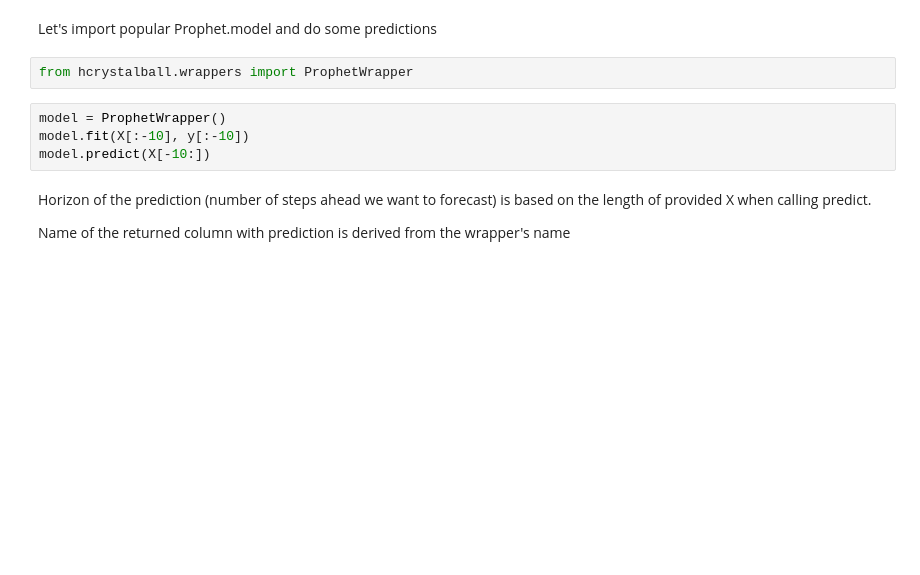
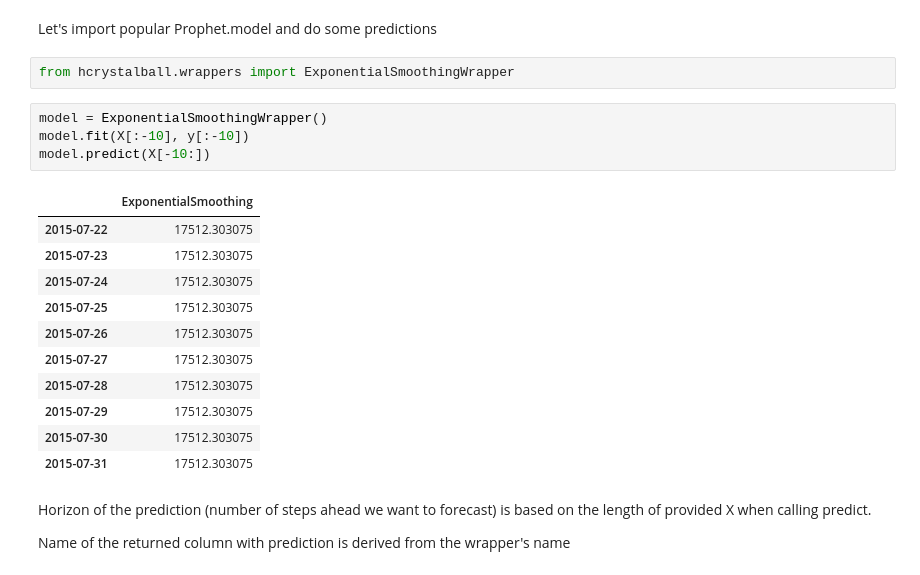
Before and after one commit to heidelbergcement/hcrystalball, a Jupyter notebook: docs/examples/tutorial/wrappers/01_wrappers_intro.ipynb, the cells around one changed output. Cells and saved outputs as stored; diff of their text form; blank space fills up the shorter version.

```diff
--- a/docs/examples/tutorial/wrappers/01_wrappers_intro.ipynb
+++ b/docs/examples/tutorial/wrappers/01_wrappers_intro.ipynb
@@ -43,11 +58,23 @@ y.plot();
 # %% [markdown]
 Let's import popular Prophet.model and do some predictions
 # %%
-from hcrystalball.wrappers import ProphetWrapper
+from hcrystalball.wrappers import ExponentialSmoothingWrapper
 # %%
-model = ProphetWrapper()
+model = ExponentialSmoothingWrapper()
 model.fit(X[:-10], y[:-10])
 model.predict(X[-10:])
+# %% [output]
+|  | ExponentialSmoothing |
+| 2015-07-22 | 17512.303075 |
+| 2015-07-23 | 17512.303075 |
+| 2015-07-24 | 17512.303075 |
+| 2015-07-25 | 17512.303075 |
+| 2015-07-26 | 17512.303075 |
+| 2015-07-27 | 17512.303075 |
+| 2015-07-28 | 17512.303075 |
+| 2015-07-29 | 17512.303075 |
+| 2015-07-30 | 17512.303075 |
+| 2015-07-31 | 17512.303075 |
 # %% [markdown]
 Horizon of the prediction (number of steps ahead we want to forecast) is based on the length of provided X when calling predict.
 
```
Also changed, not shown: parts of 2 cells of this notebook, 44 other files.
